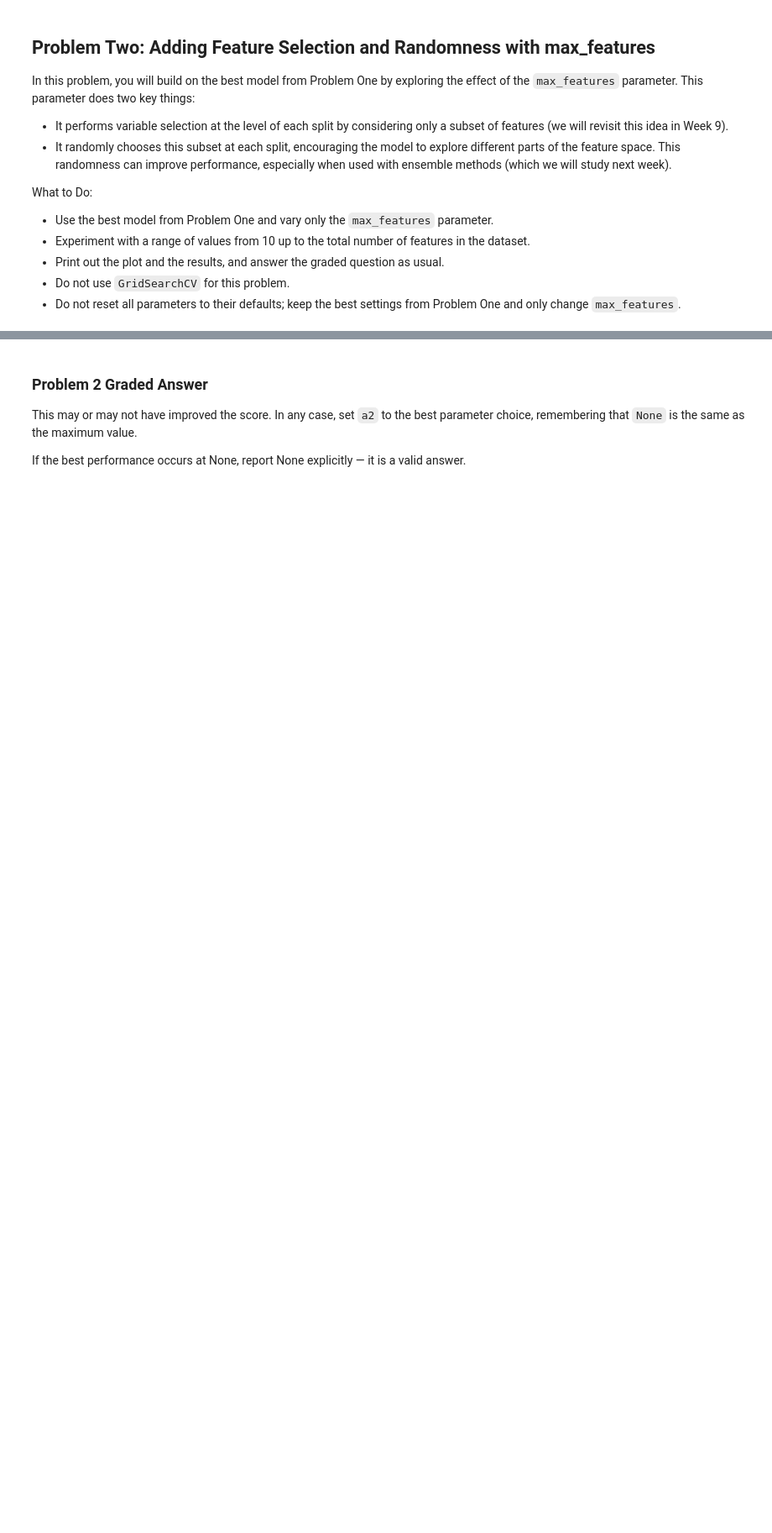
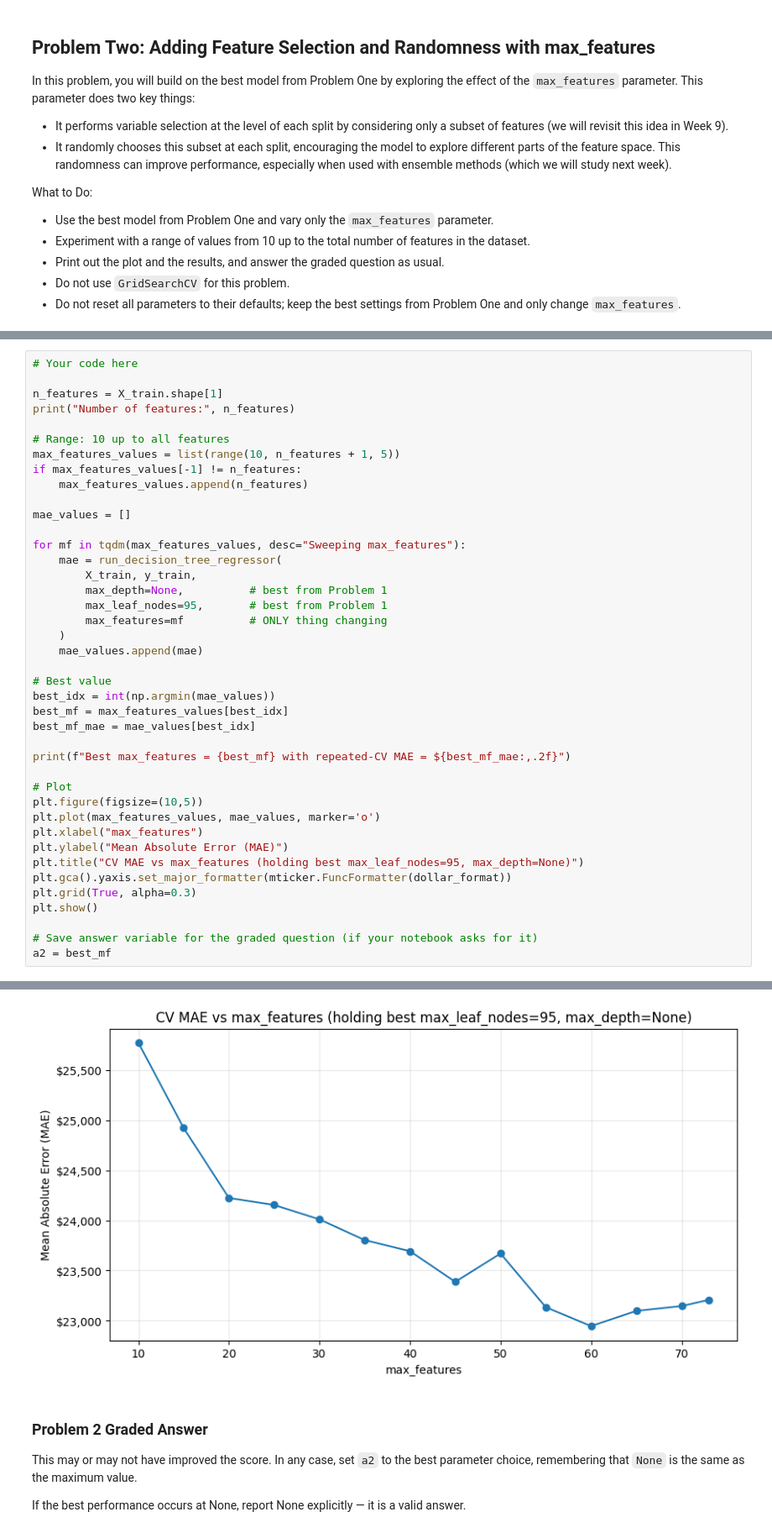
Before and after one commit to waysnyder/Module-3-Assignments, a Jupyter notebook: Homework_06.ipynb, the cells around one changed output, grey strips where cells are left out. Shown at 84% size. Drawn from its saved outputs; the diff is of its cells as text; blank space fills up the shorter version.

```diff
--- a/Homework_06.ipynb
+++ b/Homework_06.ipynb
@@ -342,0 +441,42 @@ What to Do:
+# %%
+# Your code here
+
+n_features = X_train.shape[1]
+print("Number of features:", n_features)
+
+# Range: 10 up to all features
+max_features_values = list(range(10, n_features + 1, 5))
+if max_features_values[-1] != n_features:
+    max_features_values.append(n_features)
+
+mae_values = []
+
+for mf in tqdm(max_features_values, desc="Sweeping max_features"):
+    mae = run_decision_tree_regressor(
+        X_train, y_train,
+        max_depth=None,          # best from Problem 1
+        max_leaf_nodes=95,       # best from Problem 1
+        max_features=mf          # ONLY thing changing
+    )
+    mae_values.append(mae)
+
+# Best value
+best_idx = int(np.argmin(mae_values))
+best_mf = max_features_values[best_idx]
+best_mf_mae = mae_values[best_idx]
+
+print(f"Best max_features = {best_mf} with repeated-CV MAE = ${best_mf_mae:,.2f}")
+
+# Plot
+plt.figure(figsize=(10,5))
+plt.plot(max_features_values, mae_values, marker='o')
+plt.xlabel("max_features")
+plt.ylabel("Mean Absolute Error (MAE)")
+plt.title("CV MAE vs max_features (holding best max_leaf_nodes=95, max_depth=None)")
+plt.gca().yaxis.set_major_formatter(mticker.FuncFormatter(dollar_format))
+plt.grid(True, alpha=0.3)
+plt.show()
+
+# Save answer variable for the graded question (if your notebook asks for it)
+a2 = best_mf
+# %% [output]
@@ -343,3 +485,4 @@ What to Do:
+[figure, added]
 # %% [markdown]
 ### Problem 2 Graded Answer
 
```
Also changed, not shown: parts of 20 cells of this notebook, 4 other files.
